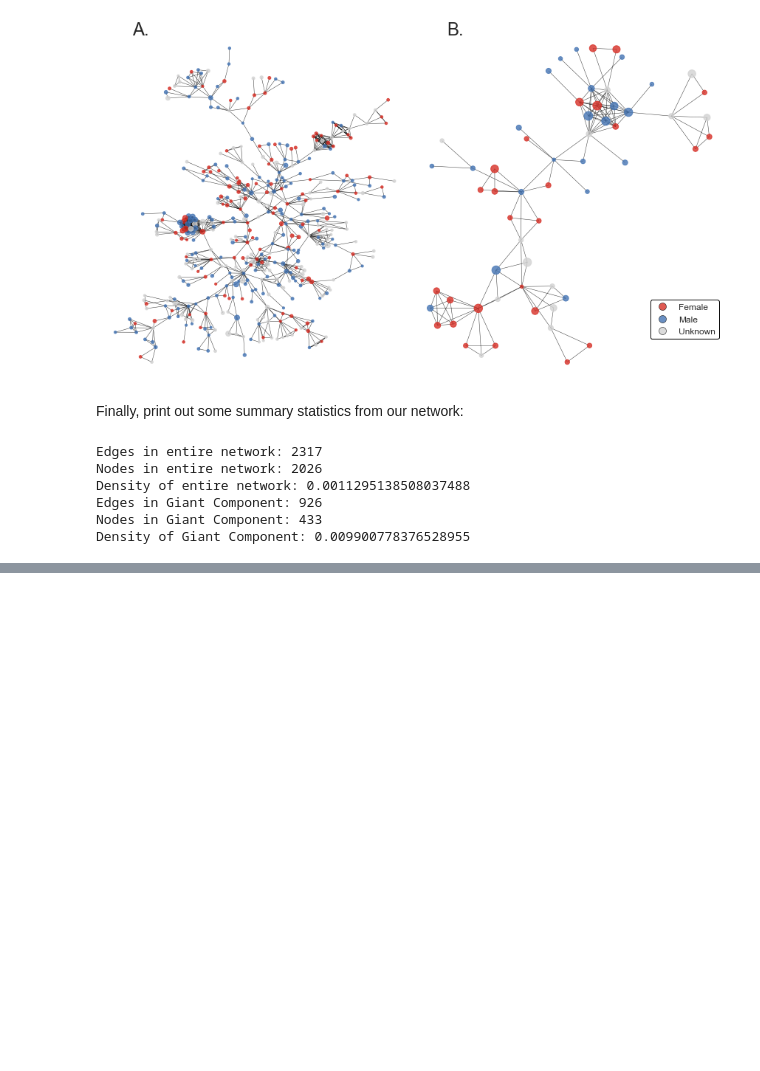
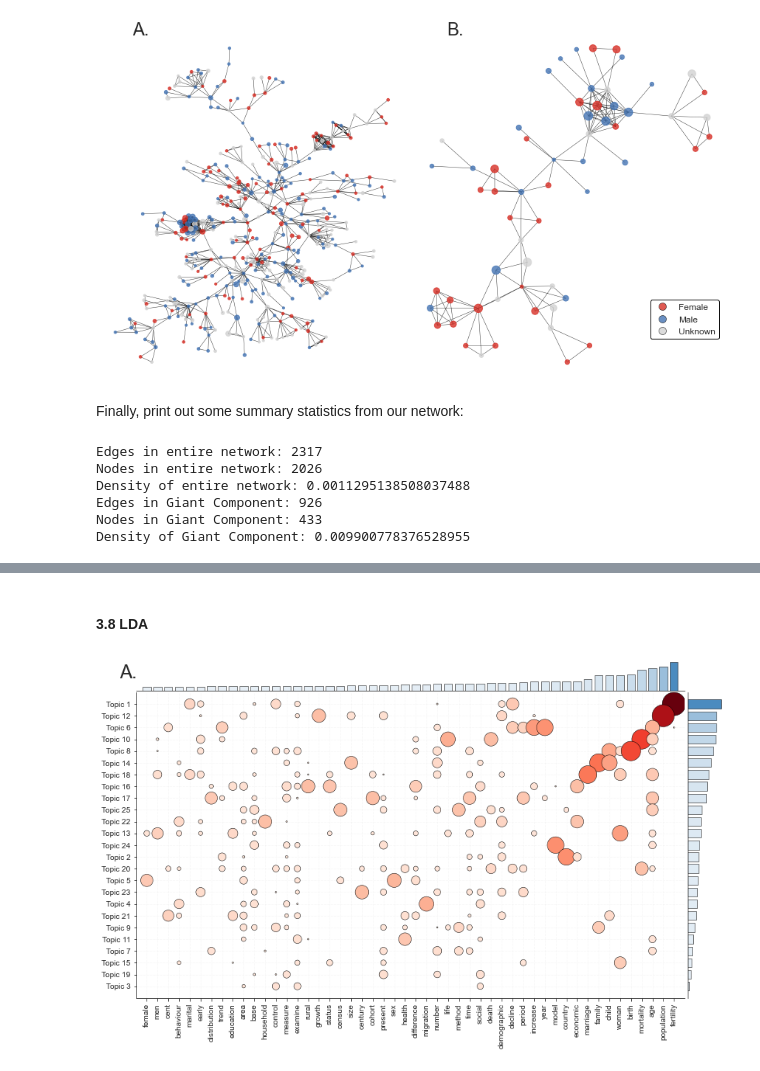
Before and after one commit to crahal/PopStudies_Review, a Jupyter notebook: src/popstudies_notebook.ipynb, the cells around one changed output, grey strips where cells are left out. Saved outputs shown, nothing was run; the diff lists cells and outputs as text; code cells hidden in the pictures; blank space fills up the shorter version.

```diff
--- a/src/popstudies_notebook.ipynb
+++ b/src/popstudies_notebook.ipynb
@@ -28,8 +32,11 @@ from popstudies_analysis import (make_word_vis, make_author_table,
 # %% [markdown]
 And then define a couple of key I\O paths and load in some of key datasets\representations.
 # %%
+stop = make_stopwords()
 d_path = os.path.abspath(os.path.join('..', 'data'))
 figure_path = os.path.abspath(os.path.join('..', 'article',
                                            'figures'))
 main_df, ref_df, auth_df = build_datasets(d_path)
 G, Gcc, authors_df, author_papers = make_network(auth_df)
+#make_lda_model(main_df, d_path, stop)
+mallet_topics = make_mallet_model(main_df, d_path, stop)
@@ -285,0 +294,6 @@ Density of Giant Component: 0.009900778376528955
+# %% [markdown]
+#### 3.8 LDA
+# %%
+visualise_mallet(mallet_topics)
+# %% [output]
+[figure, added]
```
Also changed, not shown: parts of 10 cells of this notebook, 40 other files.
